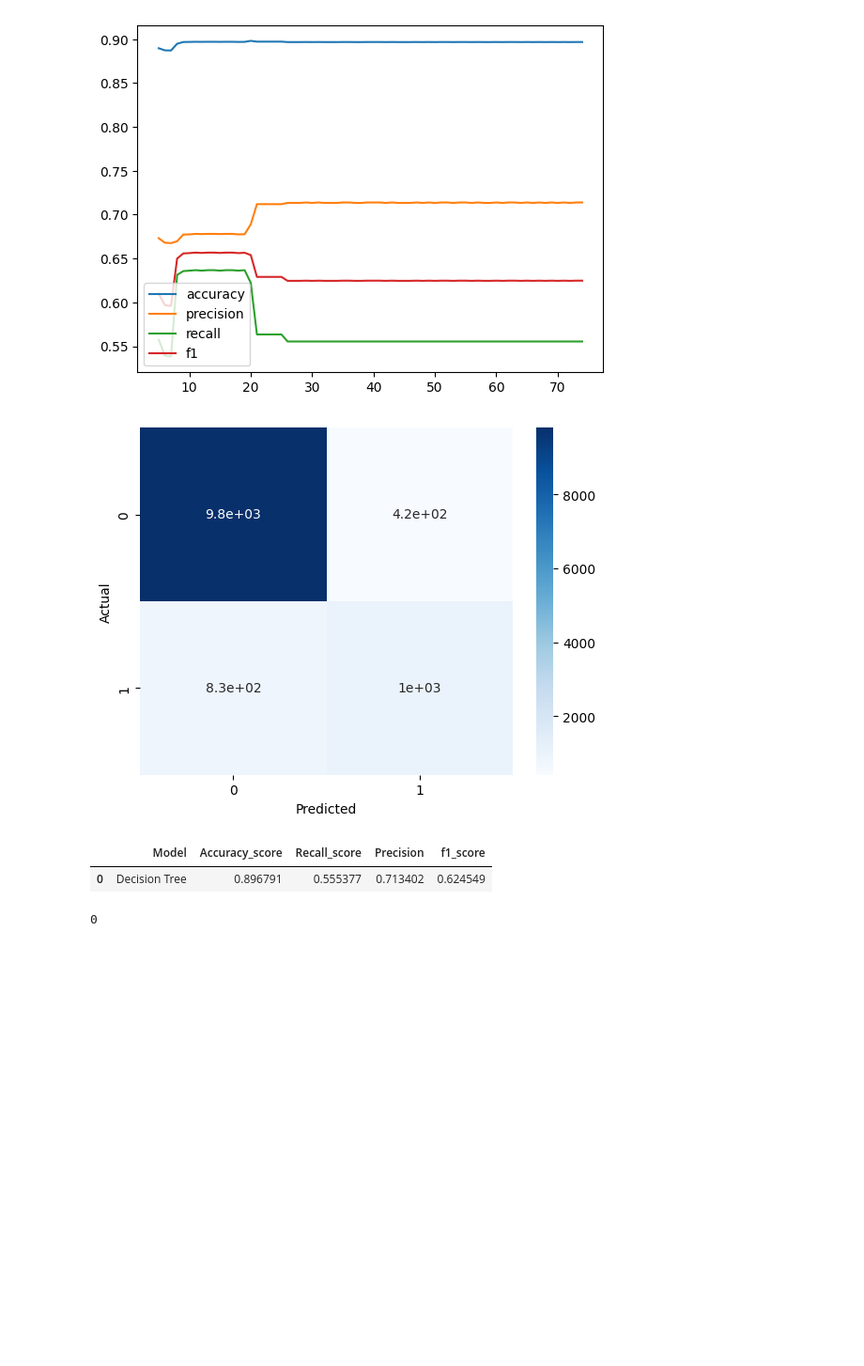
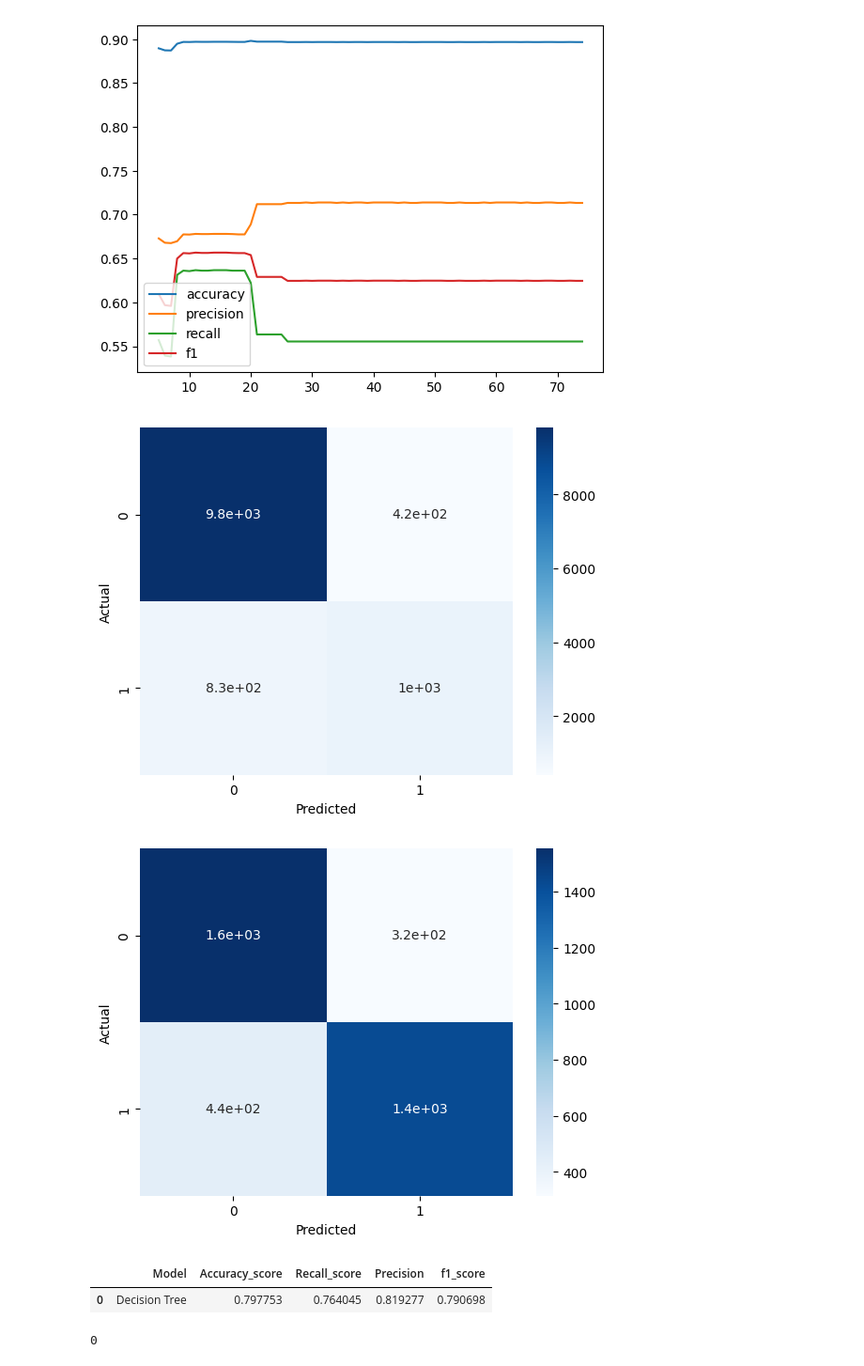
Before and after one commit to Joanaigs/Predict-Shopper-Behaviour-IA-Proj2, a Jupyter notebook: notebook.ipynb, the cells around one changed output. Shown at 94% size. Saved outputs shown, nothing was run; the diff lists cells and outputs as text; code cells hidden in the pictures; blank space fills up the shorter version.

```diff
--- a/notebook.ipynb
+++ b/notebook.ipynb
@@ -287,7 +335,7 @@ def trainingAndPredictions(Algorithm, name, all_inputs, all_labels, draw_confusi
         plt.show()
     return df
 
-def trainingAndPredictionsWithKFold(Algorithm, name,n, draw_confusion_matrix=False):
+def trainingAndPredictionsWithKFold(Algorithm, name,n, draw_confusion_matrix=False, data=data):
     kf = KFold(n_splits=10)
     predictions = []
     selected_features=feature_selection(features, n)
@@ -410,12 +458,16 @@ print("Number of features: ", num_features)
 Number of features:  29
 [figure]
 # %%
-model_DT_Kfold=trainingAndPredictionsWithKFold(decision_tree_classifier, "Decision Tree", 29, True)
+model_DT_Kfold=trainingAndPredictionsWithKFold(decision_tree_classifier, "Decision Tree", 29, True, data)
 model_DT_Kfold
+
+model_DT_Kfold_undersampling=trainingAndPredictionsWithKFold(decision_tree_classifier, "Decision Tree", 29, True, data_under)
+model_DT_Kfold_undersampling
 # %% [output]
 [figure]
+[figure, added]
 |  | Model | Accuracy_score | Recall_score | Precision | f1_score |
-| 0 | Decision Tree | 0.896791 | 0.555377 | 0.713402 | 0.624549 |
+| 0 | Decision Tree | 0.797753 | 0.764045 | 0.819277 | 0.790698 |
 # %%
 with open('dtc_tree.dot', 'w') as out_file:
     out_file = tree.export_graphviz(decision_tree_classifier, out_file=out_file)
```
Also changed, not shown: parts of 10 cells of this notebook.
